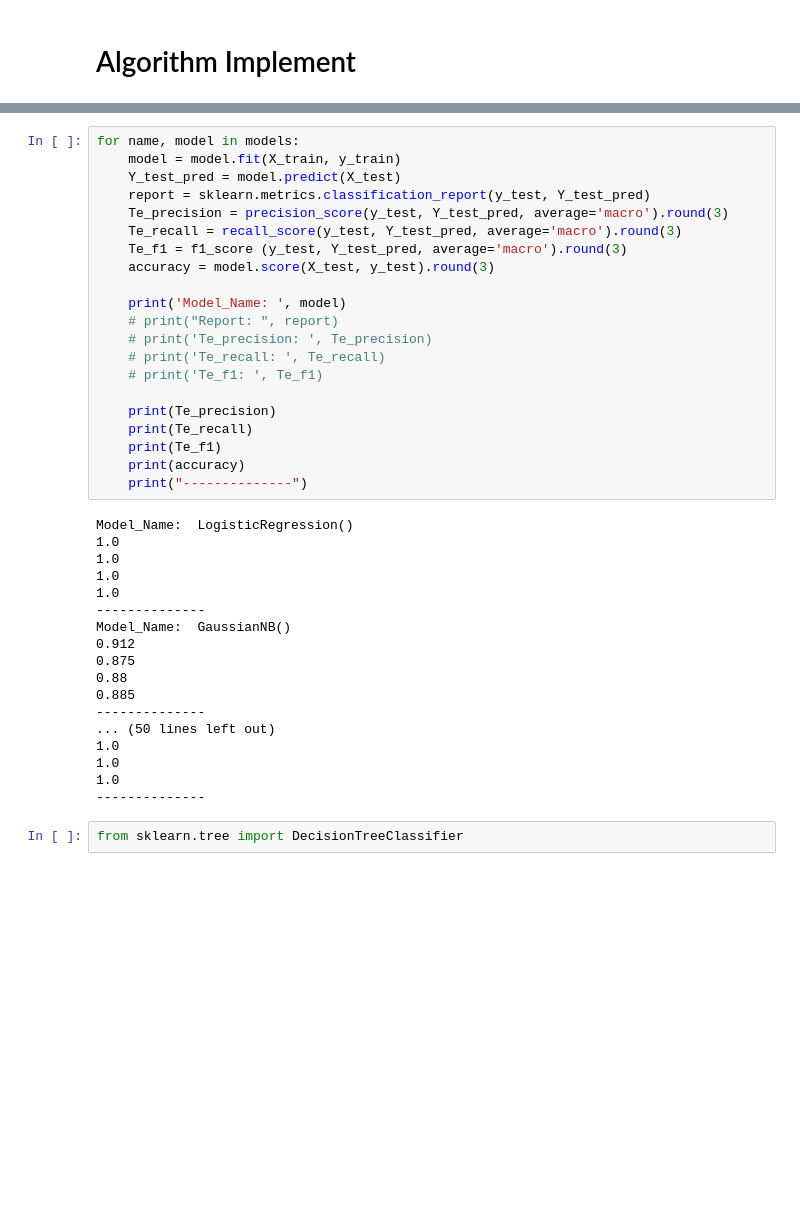
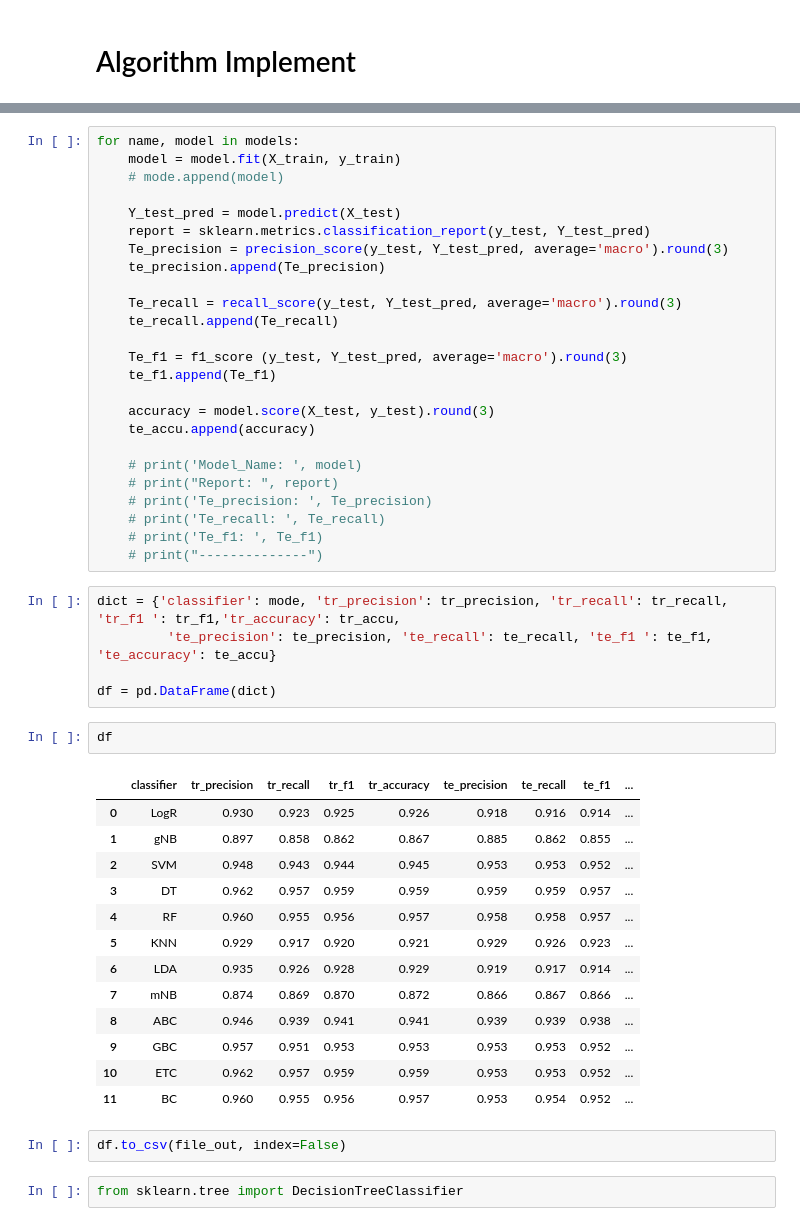
Before and after one commit to safaet/antimicrobial_resistance, a Jupyter notebook: ensemble.ipynb, the cells around one changed output, grey strips where cells are left out. Cells and saved outputs as stored; diff of their text form; blank space fills up the shorter version.

```diff
--- a/ensemble.ipynb
+++ b/ensemble.ipynb
@@ -227,42 +179,51 @@ Model_Name:  GaussianNB()
 # %%
 for name, model in models:
     model = model.fit(X_train, y_train)
+    # mode.append(model)
+
     Y_test_pred = model.predict(X_test)
     report = sklearn.metrics.classification_report(y_test, Y_test_pred)
     Te_precision = precision_score(y_test, Y_test_pred, average='macro').round(3)
+    te_precision.append(Te_precision)
+
     Te_recall = recall_score(y_test, Y_test_pred, average='macro').round(3)
+    te_recall.append(Te_recall)
+
     Te_f1 = f1_score (y_test, Y_test_pred, average='macro').round(3)
+    te_f1.append(Te_f1)
+
     accuracy = model.score(X_test, y_test).round(3)
+    te_accu.append(accuracy)
 
-    print('Model_Name: ', model)
+    # print('Model_Name: ', model)
     # print("Report: ", report)
     # print('Te_precision: ', Te_precision)
     # print('Te_recall: ', Te_recall)
     # print('Te_f1: ', Te_f1)
-
-    print(Te_precision)
-    print(Te_recall)
-    print(Te_f1)
-    print(accuracy)
-    print("--------------")
+    # print("--------------")
-# %% [output]
-Model_Name:  LogisticRegression()
-1.0
-1.0
-1.0
-1.0
---------------
-Model_Name:  GaussianNB()
-0.912
-0.875
-0.88
-0.885
---------------
-... (50 lines left out)
-1.0
-1.0
-1.0
---------------
+# %%
+dict = {'classifier': mode, 'tr_precision': tr_precision, 'tr_recall': tr_recall, 'tr_f1 ': tr_f1,'tr_accuracy': tr_accu,
+         'te_precision': te_precision, 'te_recall': te_recall, 'te_f1 ': te_f1, 'te_accuracy': te_accu}
+
+df = pd.DataFrame(dict)
+# %%
+df
+# %% [output]
+|  | classifier | tr_precision | tr_recall | tr_f1 | tr_accuracy | te_precision | te_recall | te_f1 | ... |
+| 0 | LogR | 0.930 | 0.923 | 0.925 | 0.926 | 0.918 | 0.916 | 0.914 | ... |
+| 1 | gNB | 0.897 | 0.858 | 0.862 | 0.867 | 0.885 | 0.862 | 0.855 | ... |
+| 2 | SVM | 0.948 | 0.943 | 0.944 | 0.945 | 0.953 | 0.953 | 0.952 | ... |
+| 3 | DT | 0.962 | 0.957 | 0.959 | 0.959 | 0.959 | 0.959 | 0.957 | ... |
+| 4 | RF | 0.960 | 0.955 | 0.956 | 0.957 | 0.958 | 0.958 | 0.957 | ... |
+| 5 | KNN | 0.929 | 0.917 | 0.920 | 0.921 | 0.929 | 0.926 | 0.923 | ... |
+| 6 | LDA | 0.935 | 0.926 | 0.928 | 0.929 | 0.919 | 0.917 | 0.914 | ... |
+| 7 | mNB | 0.874 | 0.869 | 0.870 | 0.872 | 0.866 | 0.867 | 0.866 | ... |
+| 8 | ABC | 0.946 | 0.939 | 0.941 | 0.941 | 0.939 | 0.939 | 0.938 | ... |
+| 9 | GBC | 0.957 | 0.951 | 0.953 | 0.953 | 0.953 | 0.953 | 0.952 | ... |
+| 10 | ETC | 0.962 | 0.957 | 0.959 | 0.959 | 0.953 | 0.953 | 0.952 | ... |
+| 11 | BC | 0.960 | 0.955 | 0.956 | 0.957 | 0.953 | 0.954 | 0.952 | ... |
+# %%
+df.to_csv(file_out, index=False)
 # %%
 from sklearn.tree import DecisionTreeClassifier
 # %%
```
Also changed, not shown: parts of 13 cells of this notebook, 10 other files.
